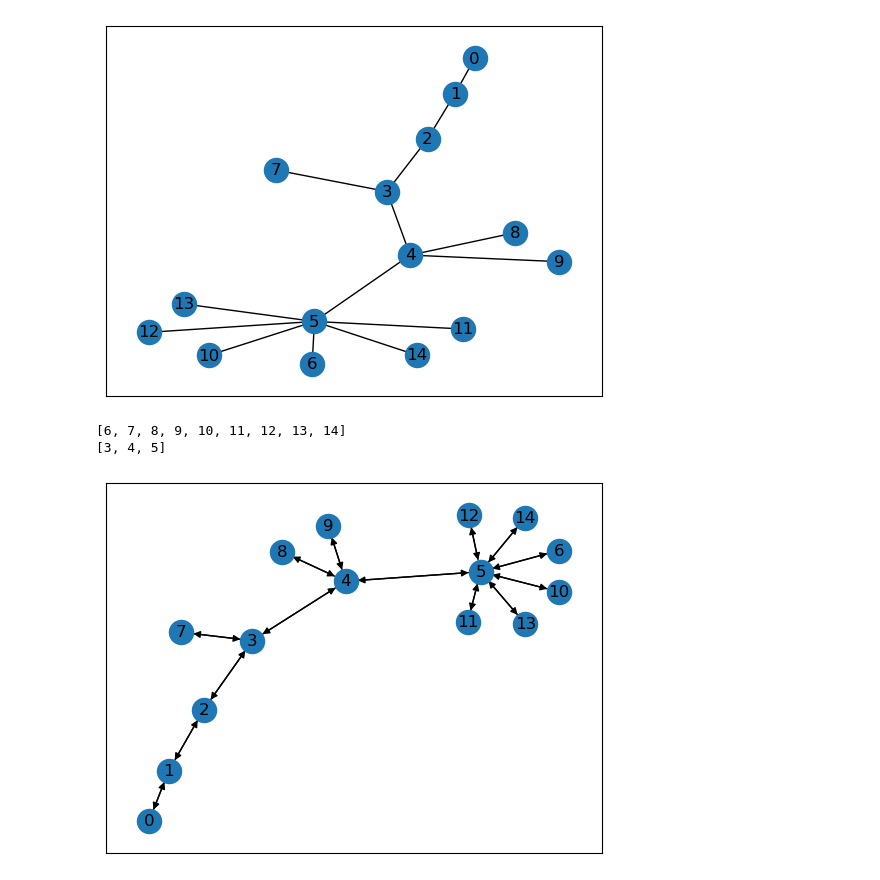
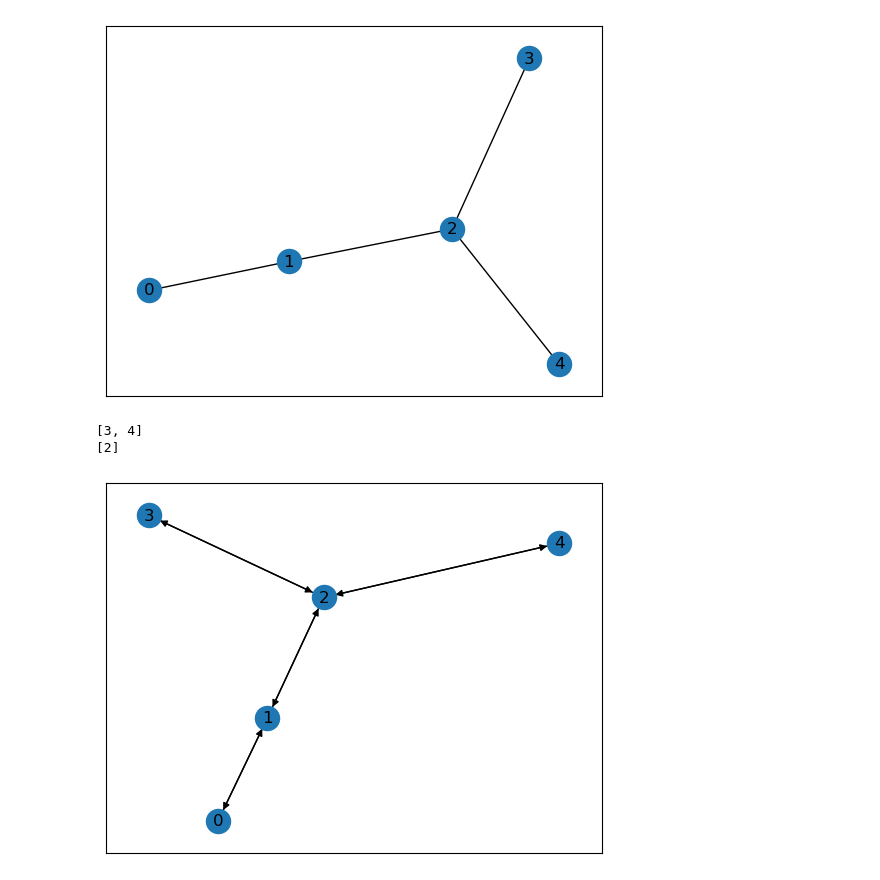
Before and after one commit to dkornai/SSD-in-Neurons, a Jupyter notebook: axon_graph_generate.ipynb, the cells around one changed output. Drawn from its saved outputs; the diff is of its cells as text; code cells hidden in the pictures.

```diff
--- a/axon_graph_generate.ipynb
+++ b/axon_graph_generate.ipynb
@@ -3,18 +3,18 @@ import networkx as nx
 import matplotlib.pyplot as plt
 from plot_module import plot_network
 # %%
-G = nx.random_powerlaw_tree(15, gamma = 5, tries =100000, seed = 123)
+G = nx.random_powerlaw_tree(5, gamma = 3, tries =100000, seed = 123)
 nx.draw_networkx(G)
 # %% [output]
-[figure, old version]
+[figure, new version]
 # %%
 leaf_nodes = [x for x in G.nodes() if G.degree(x)==1]; leaf_nodes = leaf_nodes[1:]
 print(leaf_nodes)
 branch_nodes = [x for x in G.nodes() if any(y in leaf_nodes for y in nx.descendants_at_distance(G, x, 1))]
 print(branch_nodes)
 # %% [output]
-[6, 7, 8, 9, 10, 11, 12, 13, 14]
-[3, 4, 5]
+[3, 4]
+[2]
 # %%
 H = G.to_directed()
 nx.draw_networkx(H)
@@ -22,7 +22,7 @@ nx.draw_networkx(H)
 out_edge = [e for e in H.edges() if e[0]<e[1]]
 in_edge = [e for e in H.edges() if e[0]>e[1]]
 # %% [output]
-[figure, old version]
+[figure, new version]
 # %%
 out_rate = 0.1
 in_rate = 0.05
```
Also changed, not shown: parts of 1 cell of this notebook, 9 other files.
